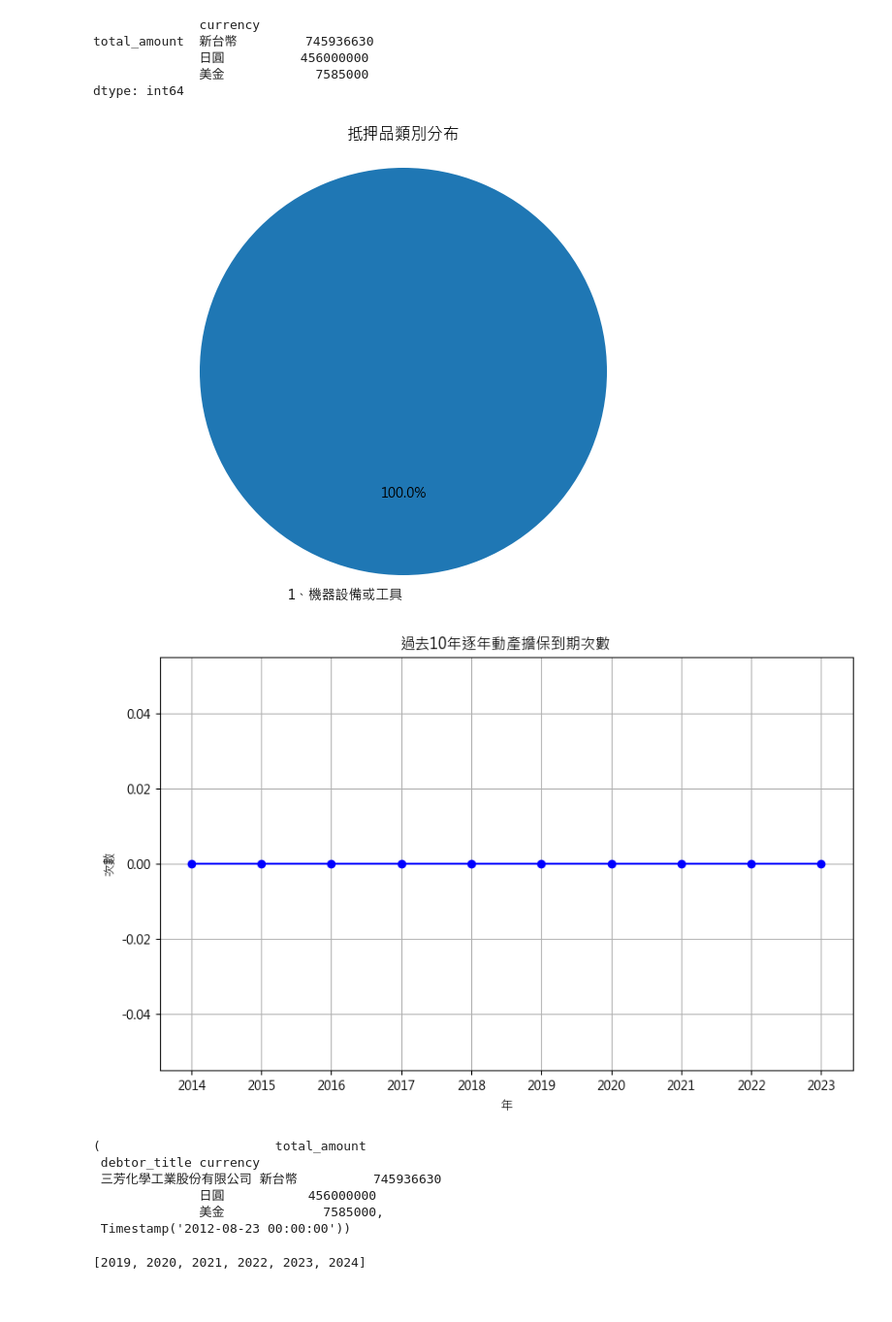
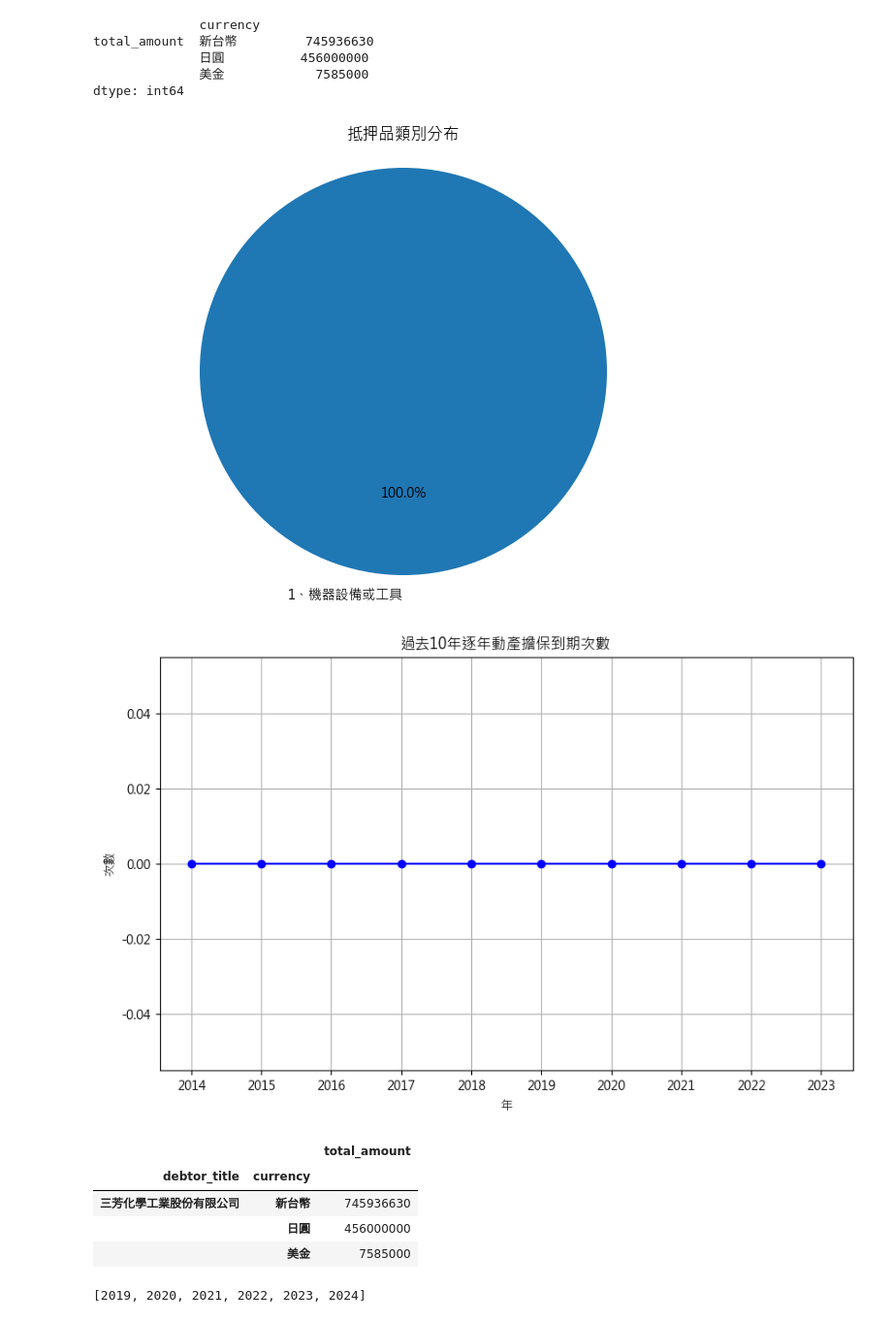
Before and after one commit to YFYDataTeam/credit_investigation, a Jupyter notebook: backend/test1.ipynb, the cells around one changed output. Shown at 97% size. Drawn from its saved outputs; the diff is of its cells as text; code cells hidden in the pictures.

```diff
--- a/backend/test1.ipynb
+++ b/backend/test1.ipynb
@@ -391,16 +401,18 @@ def pst_analysis(df, time_config, year_region):
 
     return total_agreement_currency, nearest_end_date
 # %%
-pst_analysis(df_pst_past_test, 'past', 10)
+total_agreement_currency, nearest_end_date = pst_analysis(df_pst_past_test, 'past', 10)
 # %% [output]
 [figure]
 [figure]
-(                       total_amount
- debtor_title currency
- 三芳化學工業股份有限公司 新台幣          745936630
-              日圓           456000000
-              美金             7585000,
- Timestamp('2012-08-23 00:00:00'))
+# %%
+total_agreement_currency
+# %% [output]
+|  |  | total_amount |
+| debtor_title | currency |  |
+| 三芳化學工業股份有限公司 | 新台幣 | 745936630 |
+|  | 日圓 | 456000000 |
+|  | 美金 | 7585000 |
 # %%
 current_year = datetime.now().year
 years_range = list(range(current_year-5, current_year+1))
```
Also changed, not shown: parts of 3 cells of this notebook, 8 other files.
